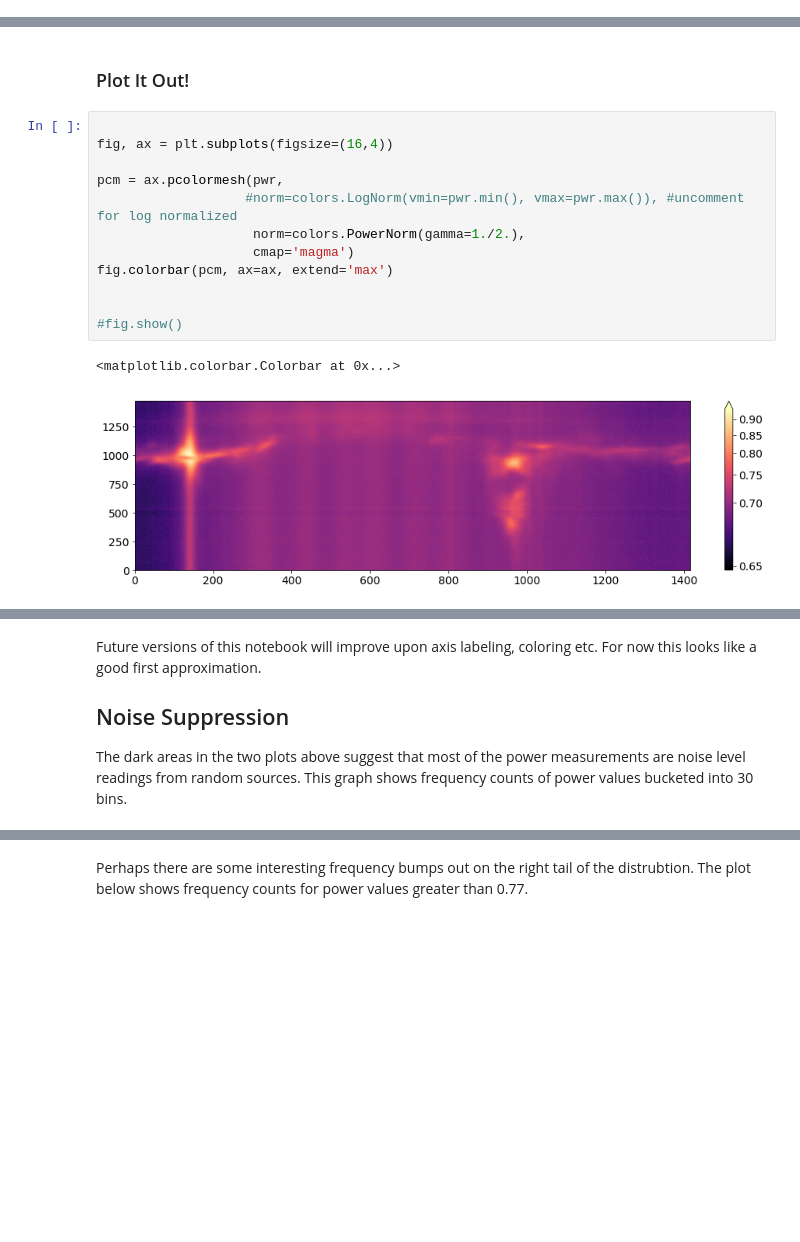
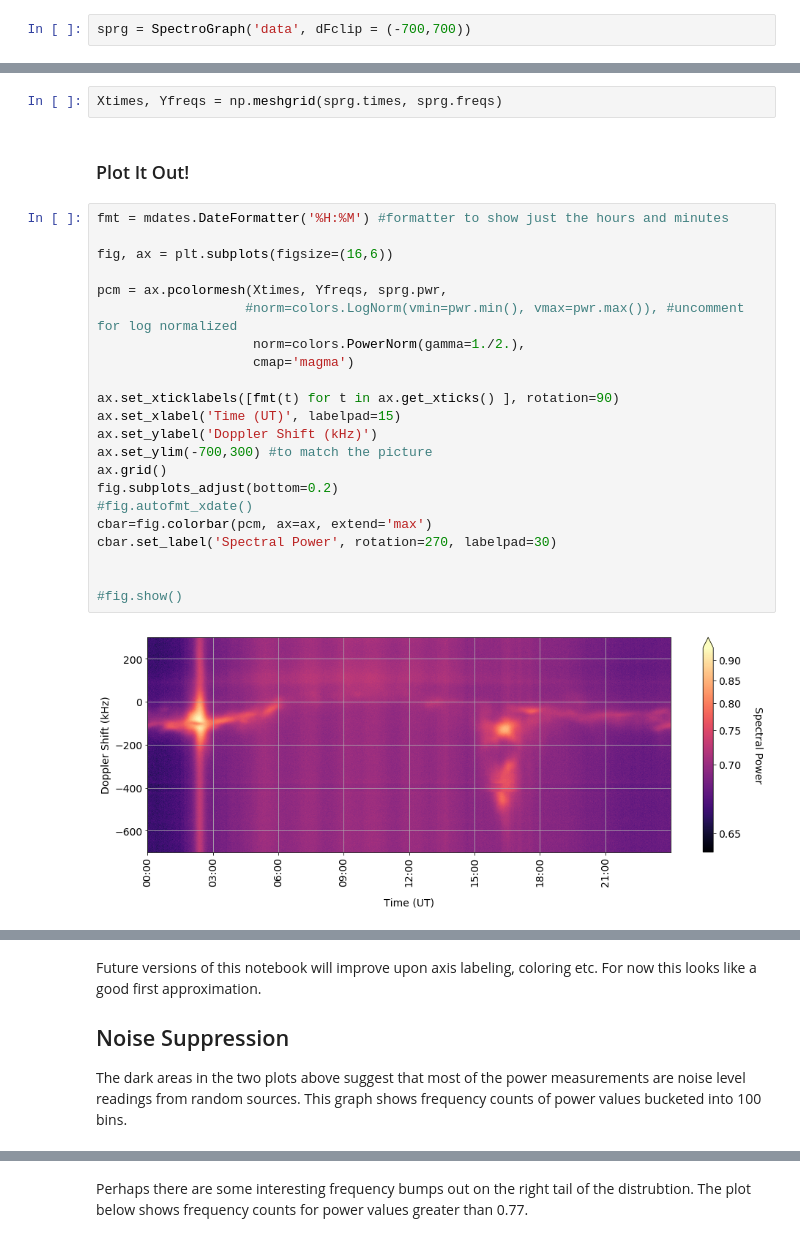
Before and after one commit to kevinmcmanus/HI_Detection, a Jupyter notebook: Plot3D.ipynb, the cells around one changed output, grey strips where cells are left out. Drawn from its saved outputs; the diff is of its cells as text; blank space fills up the shorter version.

Commit message:
AxisLables
Fixed up plots with much better axis labeling. Rewritten to use the
spectrograph class

```diff
--- a/Plot3D.ipynb
+++ b/Plot3D.ipynb
@@ -75,0 +25,2 @@ len(df)
+# %%
+sprg = SpectroGraph('data', dFclip = (-700,700))
@@ -100,20 +77,31 @@ pwr = np.array(df['PWR']).reshape(len(times), len(freqs)).T #transpose to row or
+# %%
+Xtimes, Yfreqs = np.meshgrid(sprg.times, sprg.freqs)
 # %% [markdown]
 ### Plot It Out!
 # %%
+fmt = mdates.DateFormatter('%H:%M') #formatter to show just the hours and minutes
 
-fig, ax = plt.subplots(figsize=(16,4))
+fig, ax = plt.subplots(figsize=(16,6))
 
-pcm = ax.pcolormesh(pwr,
+pcm = ax.pcolormesh(Xtimes, Yfreqs, sprg.pwr,
                    #norm=colors.LogNorm(vmin=pwr.min(), vmax=pwr.max()), #uncomment for log normalized
                     norm=colors.PowerNorm(gamma=1./2.),
                     cmap='magma')
-fig.colorbar(pcm, ax=ax, extend='max')
+
+ax.set_xticklabels([fmt(t) for t in ax.get_xticks() ], rotation=90)
+ax.set_xlabel('Time (UT)', labelpad=15)
+ax.set_ylabel('Doppler Shift (kHz)')
+ax.set_ylim(-700,300) #to match the picture
+ax.grid()
+fig.subplots_adjust(bottom=0.2)
+#fig.autofmt_xdate()
+cbar=fig.colorbar(pcm, ax=ax, extend='max')
+cbar.set_label('Spectral Power', rotation=270, labelpad=30)
 
 
 #fig.show()
 # %% [output]
-<matplotlib.colorbar.Colorbar at 0x...>
-[figure, old version]
+[figure, new version]
 # %% [markdown]
 ### Compare to the Original
 ![Terry's Plot](images/LTO-HI-2018-08-30.png)
@@ -123,5 +111,5 @@ Future versions of this notebook will improve upon axis labeling, coloring etc.
 ## Noise Suppression
 
 The dark areas in the two plots above suggest that most of the power measurements are noise level readings from random sources.
-This graph shows frequency counts of power values bucketed into 30 bins.
+This graph shows frequency counts of power values bucketed into 100 bins.
 # %%
```
Also changed, not shown: parts of 29 cells of this notebook.
